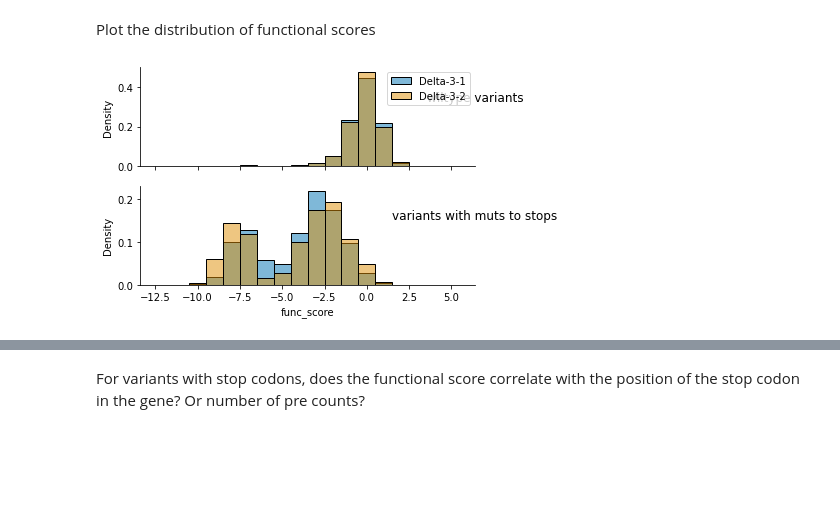
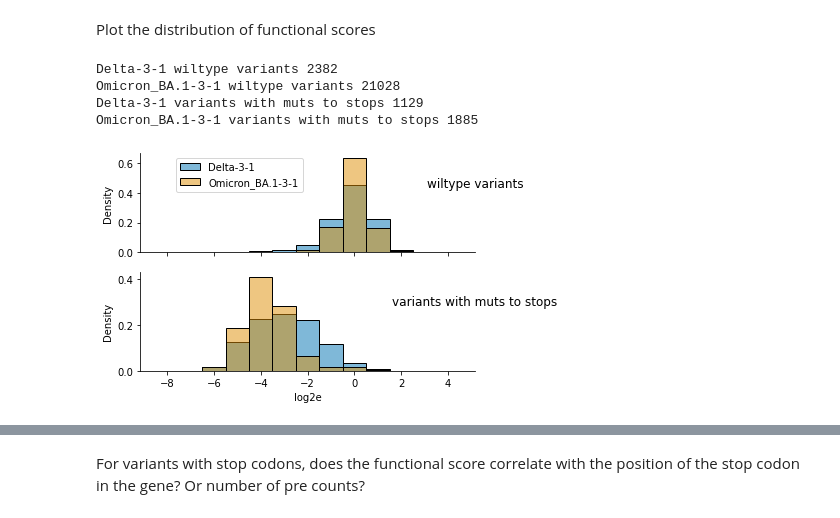
Before and after one commit to matsengrp/multidms, a Jupyter notebook: notebooks/fit_omicron_delta_data.ipynb, the cells around one changed output, grey strips where cells are left out. Cells and saved outputs as stored; diff of their text form; code cells hidden in the pictures; blank space fills up the shorter version.

```diff
--- a/notebooks/fit_omicron_delta_data.ipynb
+++ b/notebooks/fit_omicron_delta_data.ipynb
@@ -111,15 +112,17 @@ Define input variables
 # %%
 # Define which homologs to compare
 homolog_column = 'homolog_exp'
-homolog_1 = 'Delta-3-1' # 'Omicron_BA.1-2-1' #
-homolog_2 = 'Delta-3-2' # 'Omicron_BA.1-3-1' #
+#(homolog_1, homolog_2) = ('Delta-3-1', 'Delta-3-2')
+#(homolog_1, homolog_2) = ('Omicron_BA.1-2-1', 'Omicron_BA.1-3-1')
+(homolog_1, homolog_2) = ('Delta-3-1', 'Omicron_BA.1-3-1')
+#(homolog_1, homolog_2) = ('Omicron_BA.1-1-1', 'Omicron_BA.1-1-2')
 reference_homolog = homolog_1
 
 # Other input variables
 subs_col = "aa_substitutions_reference"
-func_score_col = "func_score"
+#func_score_col = "func_score"
 shift_func_scores = False
-shift_func_scores_nonref = -1.5
+shift_func_scores_nonref = -1.0
 clip_y = None # [-5,2.5] #
 
 subset_data = None
@@ -179,36 +289,51 @@ Plot the distribution of functional scores
 # %%
 # Initialize a list of dataframes to plot
 data_to_plot = []
 
 # Get data for wildtype variants
-data = func_score_df[func_score_df[subs_col] == ''].copy()
+min_pre_freq = 1e-10 # 0.000020 #
+data = func_score_df[
+    (func_score_df[subs_col] == '') &
+    (func_score_df['pre_freq'] >= min_pre_freq)
+].copy()
 data_to_plot.append(('wiltype variants', data))
 
 # Get data for variants with stop codons
 data = func_score_df[
-    func_score_df[subs_col].str.contains('\*')
+    (func_score_df[subs_col].str.contains('\*')) &
+    (func_score_df['pre_freq'] >= min_pre_freq)
 ].copy()
 data_to_plot.append(('variants with muts to stops', data))
 
 # Pre-determine bins
-min_val = -12 # math.floor(func_score_df[func_score_col].min())
-max_val = 5 # math.ceil(func_score_df[func_score_col].max())
+min_val = math.floor(func_score_df[func_score_col].min())
+max_val = math.ceil(func_score_df[func_score_col].max())
 bin_size = 1
 bins = onp.arange(min_val - bin_size/2, max_val + bin_size, bin_size)
 
 # Plot data
 (fig, axs) = plt.subplots(nrows=2, sharex=True)
 pal = sns.color_palette('colorblind')
+reverse_func_score_shift = True
 for (i, (title, data)) in enumerate(data_to_plot):
     for (c_i, (h, data_h)) in enumerate(data.groupby(homolog_column)):
+        data_h = data_h.copy()
+        print(h, title, len(data_h))
+        if (shift_func_scores) and (h == homolog_2) and (reverse_func_score_shift):
+            print(f'Reversing shift in func scores for {h}')
+            data_h[func_score_col] -= shift_func_scores_nonref
         sns.histplot(
             x=func_score_col, data=data_h, bins=bins,
             stat='density', color=pal.as_hex()[c_i], label=h,
             alpha=0.5, ax=axs[i]
         )
     axs[i].set_title(title, x=1, y=0.6)
-axs[0].legend()
+axs[0].legend(bbox_to_anchor=(0.5,1))
 sns.despine()
 plt.show()
 # %% [output]
+Delta-3-1 wiltype variants 2382
+Omicron_BA.1-3-1 wiltype variants 21028
+Delta-3-1 variants with muts to stops 1129
+Omicron_BA.1-3-1 variants with muts to stops 1885
-[figure, old version]
+[figure, new version]
```
Also changed, not shown: parts of 37 cells of this notebook.
